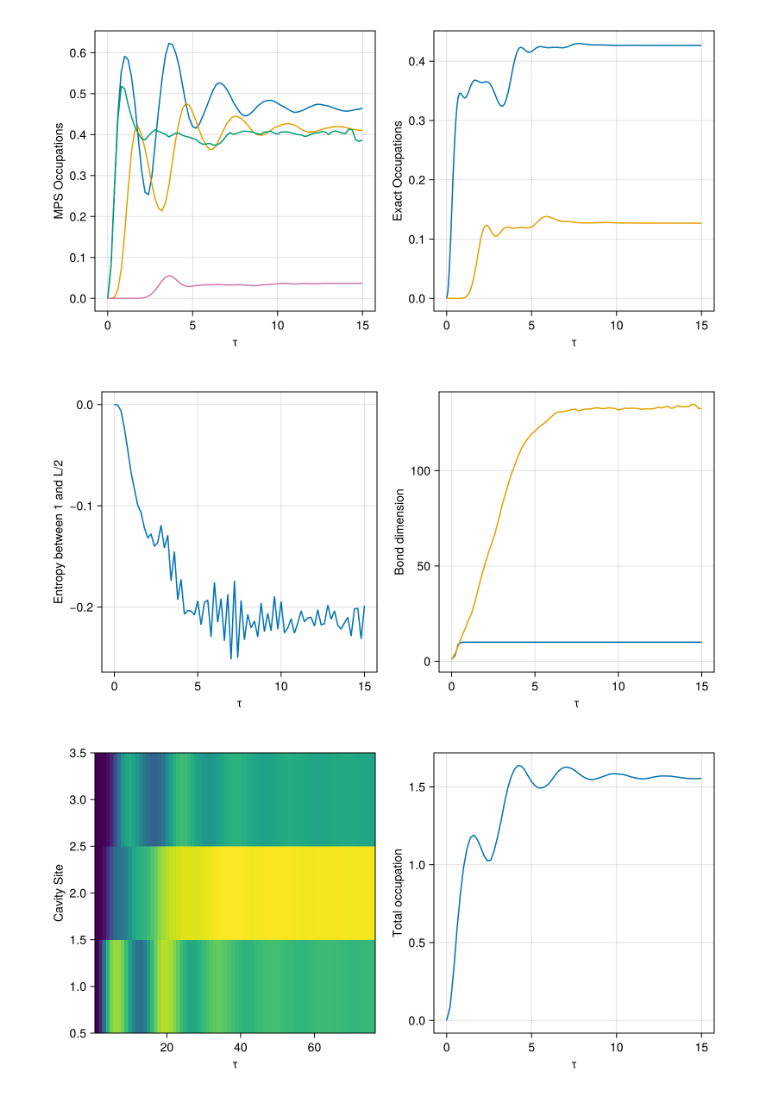
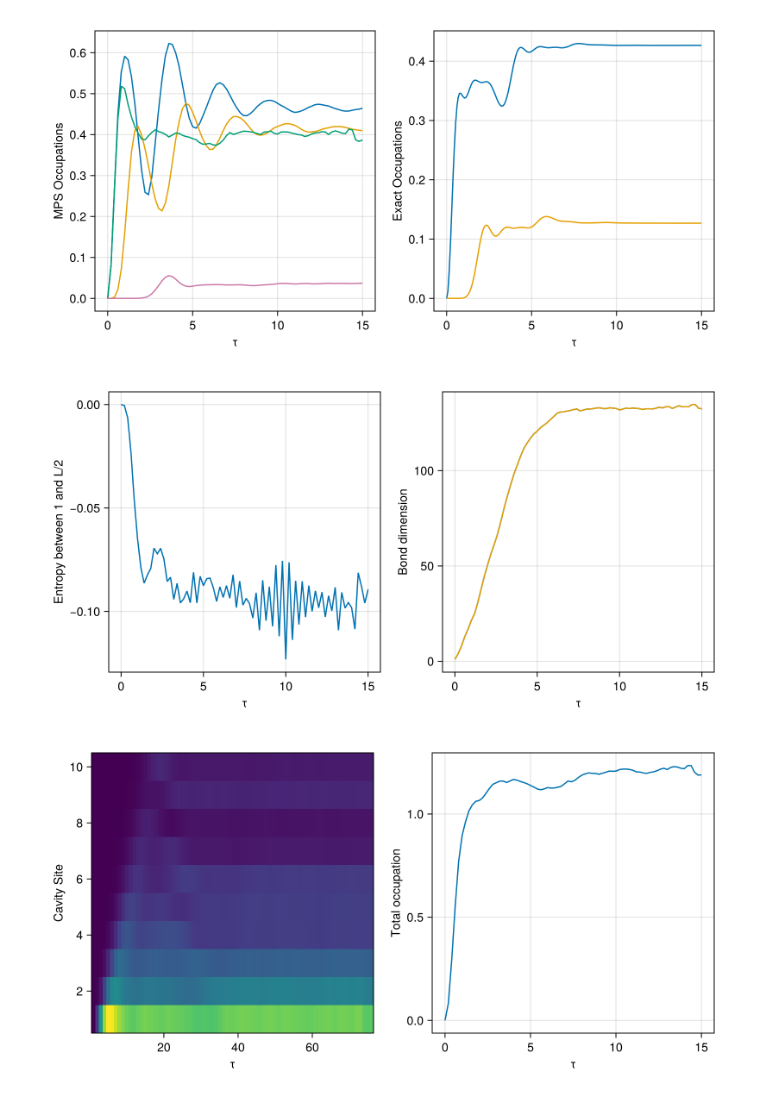
Before and after one commit to Ssalazar12/open_system_tn, a Jupyter notebook: notebooks/benchmarking.ipynb, the cells around one changed output. Saved outputs shown, nothing was run; the diff lists cells and outputs as text; code cells hidden in the pictures.

```diff
--- a/notebooks/benchmarking.ipynb
+++ b/notebooks/benchmarking.ipynb
@@ -128,37 +128,37 @@ aa
 aa
 [figure]
 # %%
-f_name = "TEBD_N10_L3_om2.50_J2.00_gamma1.00_kerr0.10_drive1.50_maxt15.00_deltat0.20_traj200_cutexp-20.h5"
+f_name = "TEBD_N3_L10_om2.50_J2.00_gamma1.00_kerr0.10_drive1.50_maxt15.00_deltat0.20_traj200_cutexp-20.h5"
 meta_data10, occupations10, entropies10, bond_dims10, correlations10, a_ops10 = read_tn_data(data_route*f_name)
-time_list = 0.0:meta_data["delta_t"]:meta_data["maxt"]
-tot_oc10 = sum(occupations, dims=1)[1:end];
+time_list10 = 0.0:meta_data10["delta_t"]:meta_data10["maxt"]
+tot_oc10 = sum(occupations10, dims=1)[1:end];
 
 f_name = "TEBD_N3_L10_om2.50_J2.00_gamma1.00_kerr0.10_drive1.50_maxt15.00_deltat0.20_traj200_cutexp-20.h5"
 meta_data3, occupations3, entropies3, bond_dims3, correlations3, a_ops3 = read_tn_data(data_route*f_name)
-time_list = 0.0:meta_data["delta_t"]:meta_data["maxt"]
-tot_oc10 = sum(occupations, dims=1)[1:end];
+time_list = 0.0:meta_data3["delta_t"]:meta_data3["maxt"]
+tot_oc10 = sum(occupations3, dims=1)[1:end];
 # %%
 f = Figure(size = (800, 400))
 ax1 = Axis(f[1, 1], xlabel="τ", ylabel="Entropy between 1 and L/2")
 ax2 = Axis(f[1, 2], xlabel="τ", ylabel="Bond dimension")
 
-lines!(ax1, time_list, entropies)
-lines!(ax2, time_list, bond_dims10)
+lines!(ax1, time_list10, entropies10)
+lines!(ax2, time_list10, bond_dims10)
 lines!(ax2, time_list, bond_dims3)
 
 f
 # %% [output]
-[figure, old version]
+[figure, new version]
 # %%
 f = Figure(size = (800, 400))
 ax1 = Axis(f[1, 1], xlabel="τ", ylabel="Cavity Site")
 ax2 = Axis(f[1, 2], xlabel="τ", ylabel="Total occupation")
 
-heatmap!(ax1, transpose(occupations))
-lines!(ax2, time_list, tot_oc)
+heatmap!(ax1, transpose(occupations10))
+lines!(ax2, time_list, tot_oc10)
 f
 # %% [output]
-[figure, old version]
+[figure, new version]
 # %%
 # don0t forget the normalziattion factor
 tindex = 10
```
Also changed, not shown: parts of 5 cells of this notebook, 5 other files.
